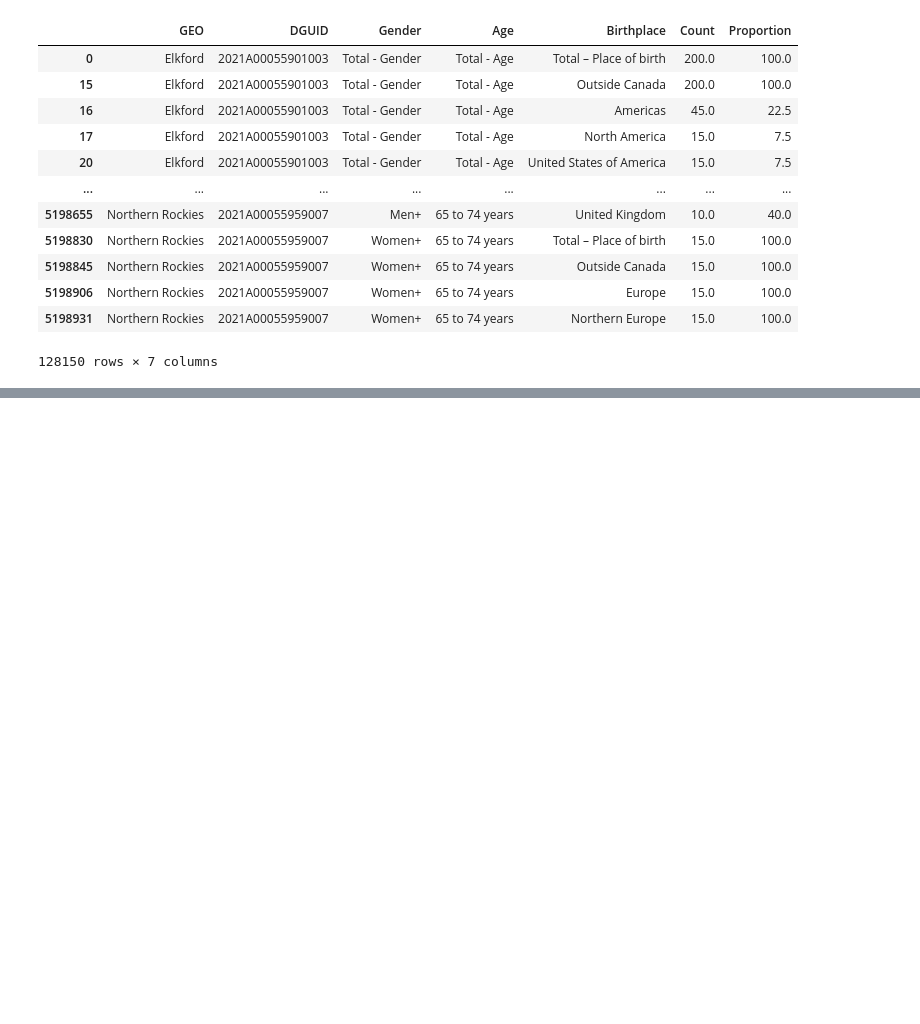
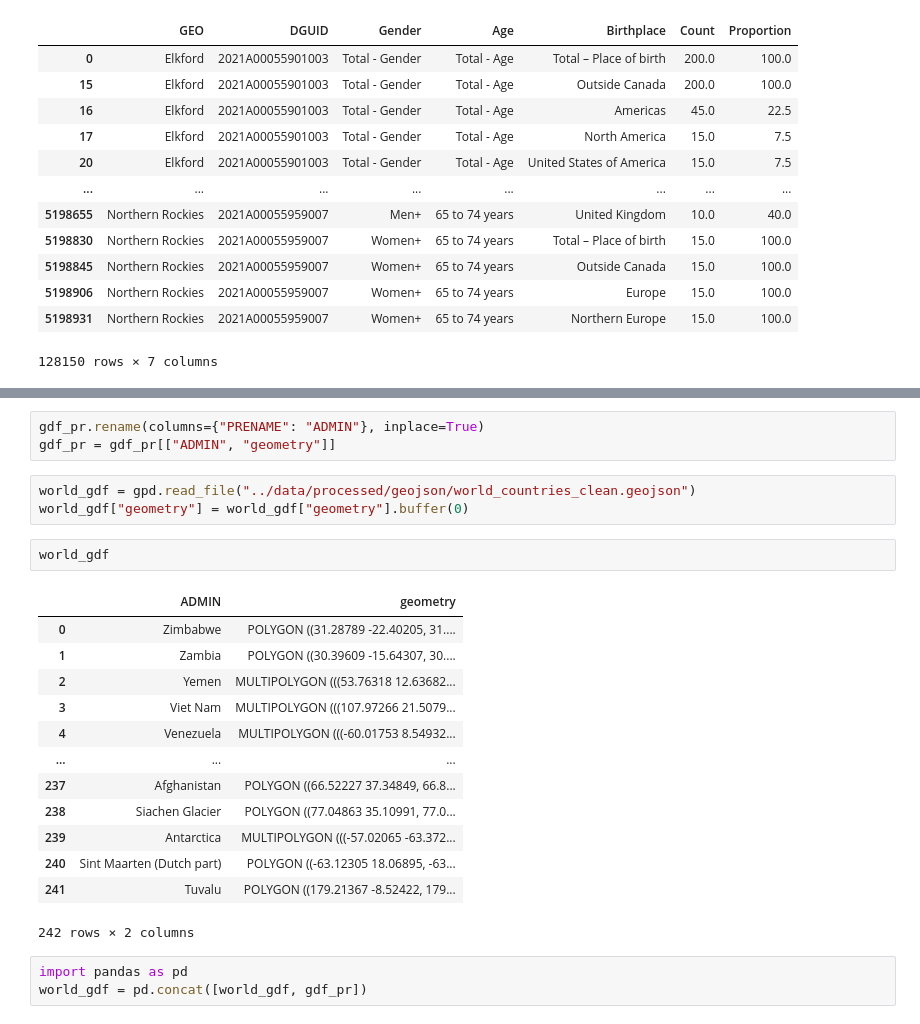
Before and after one commit to jinxyou/Immigration_stats, a Jupyter notebook: notebooks/eda_subdivison.ipynb, the cells around one changed output, grey strips where cells are left out. Saved outputs shown, nothing was run; the diff lists cells and outputs as text; blank space fills up the shorter version.

```diff
--- a/notebooks/eda_subdivison.ipynb
+++ b/notebooks/eda_subdivison.ipynb
@@ -460,0 +480,25 @@ if __name__ == '__main__':
+# %%
+gdf_pr.rename(columns={"PRENAME": "ADMIN"}, inplace=True)
+gdf_pr = gdf_pr[["ADMIN", "geometry"]]
+# %%
+world_gdf = gpd.read_file("../data/processed/geojson/world_countries_clean.geojson")
+world_gdf["geometry"] = world_gdf["geometry"].buffer(0)
+# %%
+world_gdf
+# %% [output]
+|  | ADMIN | geometry |
+| 0 | Zimbabwe | POLYGON ((31.28789 -22.40205, 31.... |
+| 1 | Zambia | POLYGON ((30.39609 -15.64307, 30.... |
+| 2 | Yemen | MULTIPOLYGON (((53.76318 12.63682... |
+| 3 | Viet Nam | MULTIPOLYGON (((107.97266 21.5079... |
+| 4 | Venezuela | MULTIPOLYGON (((-60.01753 8.54932... |
+| ... | ... | ... |
+| 237 | Afghanistan | POLYGON ((66.52227 37.34849, 66.8... |
+| 238 | Siachen Glacier | POLYGON ((77.04863 35.10991, 77.0... |
+| 239 | Antarctica | MULTIPOLYGON (((-57.02065 -63.372... |
+| 240 | Sint Maarten (Dutch part) | POLYGON ((-63.12305 18.06895, -63... |
+| 241 | Tuvalu | POLYGON ((179.21367 -8.52422, 179... |
+242 rows × 2 columns
+# %%
+import pandas as pd
+world_gdf = pd.concat([world_gdf, gdf_pr])
```
Also changed, not shown: parts of 6 cells of this notebook, 5 other files.
